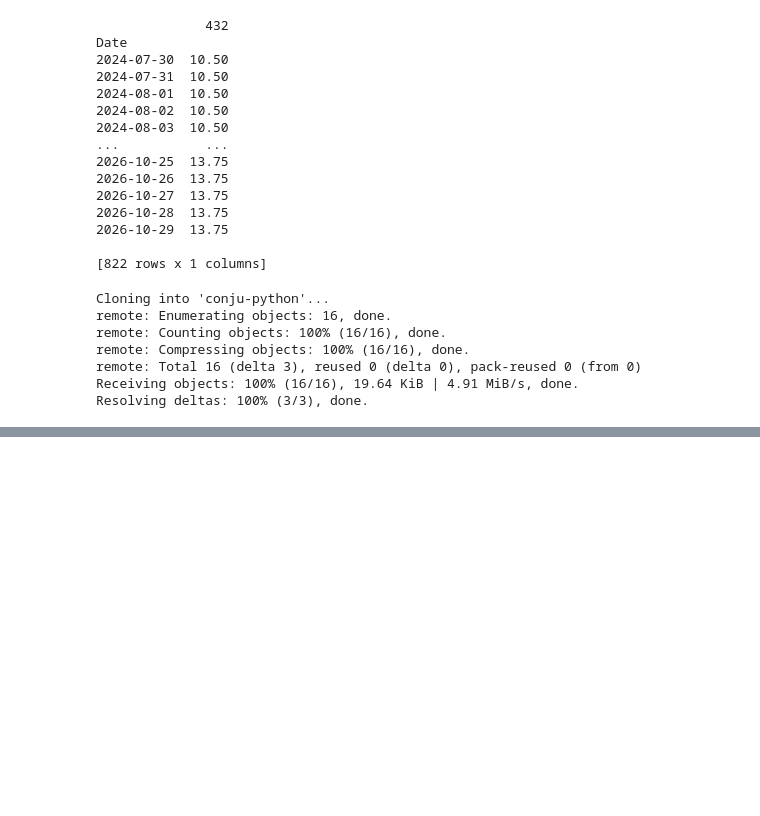
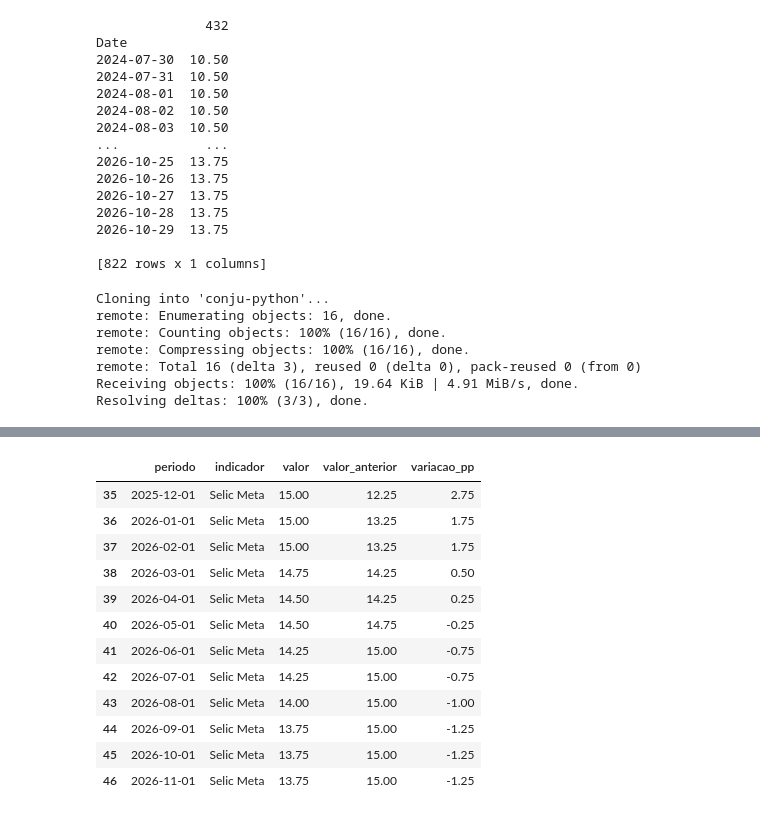
Before and after one commit to rodrigoesborges/conju-python, a Jupyter notebook: GRUPO_4_(Política_Monetária)_tabela_taxa_selic.ipynb, the cells around one changed output, grey strips where cells are left out. Saved outputs shown, nothing was run; the diff lists cells and outputs as text; code cells hidden in the pictures; blank space fills up the shorter version.

```diff
--- a/GRUPO_4_(Política_Monetária)_tabela_taxa_selic.ipynb
+++ b/GRUPO_4_(Política_Monetária)_tabela_taxa_selic.ipynb
@@ -71,0 +96,24 @@ Resolving deltas: 100% (3/3), done.
+# %%
+
+import pandas as pd
+from bcb import sgs
+
+# Obter os dados da Selic Meta (código 432)
+selic = sgs.get(432, start="2023-01-01")
+
+# Organizar os dados por mês
+selic_mensal = selic.resample("MS").last()
+
+# Criar a tabela base em formato longo
+tabela_base = selic_mensal.reset_index()
+
+tabela_base.columns = ["periodo", "valor"]
+
+tabela_base["indicador"] = "Selic Meta"
+
+tabela_base = tabela_base[
+    ["periodo", "indicador", "valor"]
+]
+
+# Exibir a tabela
+display(tabela_base.tail(12))
@@ -71,0 +255,31 @@ Resolving deltas: 100% (3/3), done.
+# %%
+
+# Tabela Intermediária 4 - Variação em pontos percentuais
+
+tabela_intermediaria_4 = tabela_intermediaria_3.copy()
+
+tabela_intermediaria_4["variacao_pp"] = (
+    tabela_intermediaria_4["valor"]
+    - tabela_intermediaria_4["valor_anterior"]
+)
+
+tabela_intermediaria_4 = tabela_intermediaria_4[
+    ["periodo", "indicador", "valor",
+     "valor_anterior", "variacao_pp"]
+]
+
+display(tabela_intermediaria_4.tail(12))
+# %% [output]
+|  | periodo | indicador | valor | valor_anterior | variacao_pp |
+| 35 | 2025-12-01 | Selic Meta | 15.00 | 12.25 | 2.75 |
+| 36 | 2026-01-01 | Selic Meta | 15.00 | 13.25 | 1.75 |
+| 37 | 2026-02-01 | Selic Meta | 15.00 | 13.25 | 1.75 |
+| 38 | 2026-03-01 | Selic Meta | 14.75 | 14.25 | 0.50 |
+| 39 | 2026-04-01 | Selic Meta | 14.50 | 14.25 | 0.25 |
+| 40 | 2026-05-01 | Selic Meta | 14.50 | 14.75 | -0.25 |
+| 41 | 2026-06-01 | Selic Meta | 14.25 | 15.00 | -0.75 |
+| 42 | 2026-07-01 | Selic Meta | 14.25 | 15.00 | -0.75 |
+| 43 | 2026-08-01 | Selic Meta | 14.00 | 15.00 | -1.00 |
+| 44 | 2026-09-01 | Selic Meta | 13.75 | 15.00 | -1.25 |
+| 45 | 2026-10-01 | Selic Meta | 13.75 | 15.00 | -1.25 |
+| 46 | 2026-11-01 | Selic Meta | 13.75 | 15.00 | -1.25 |
```
Also changed, not shown: parts of 8 cells of this notebook.
